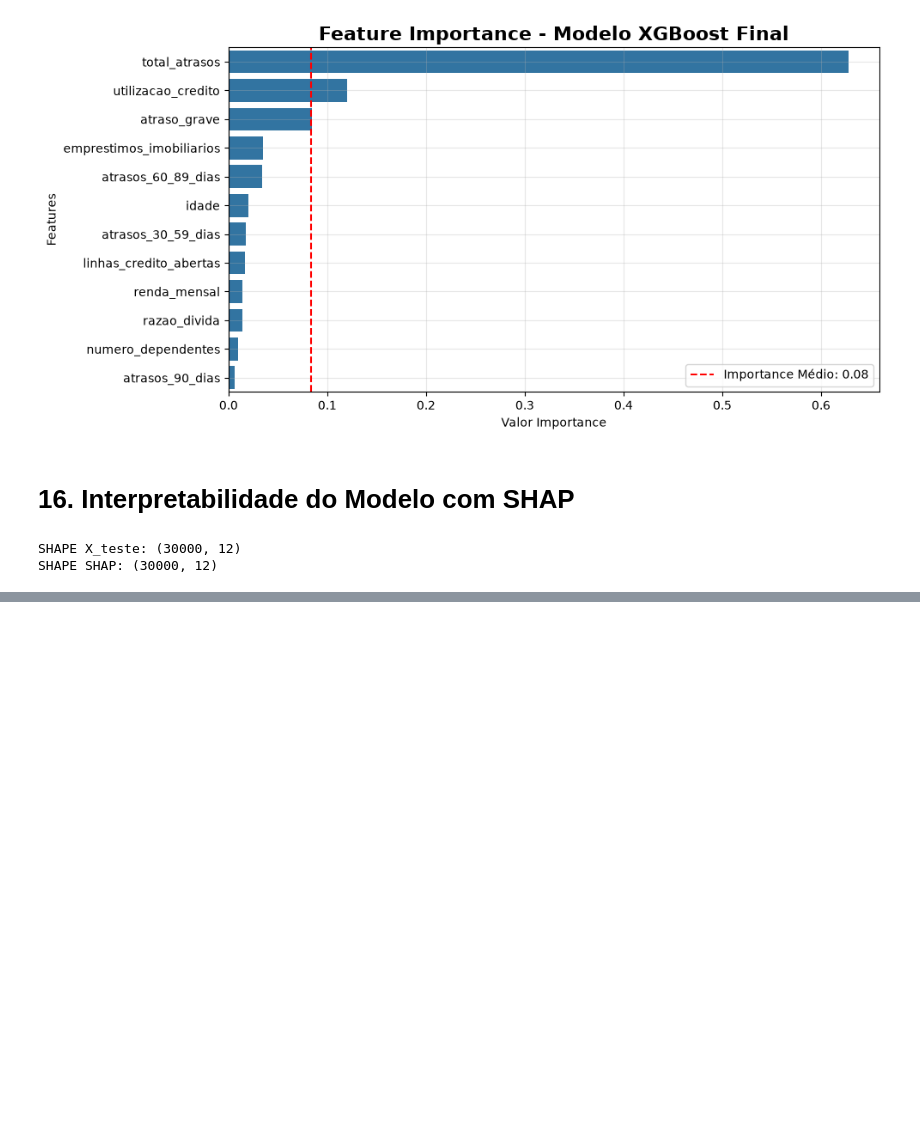
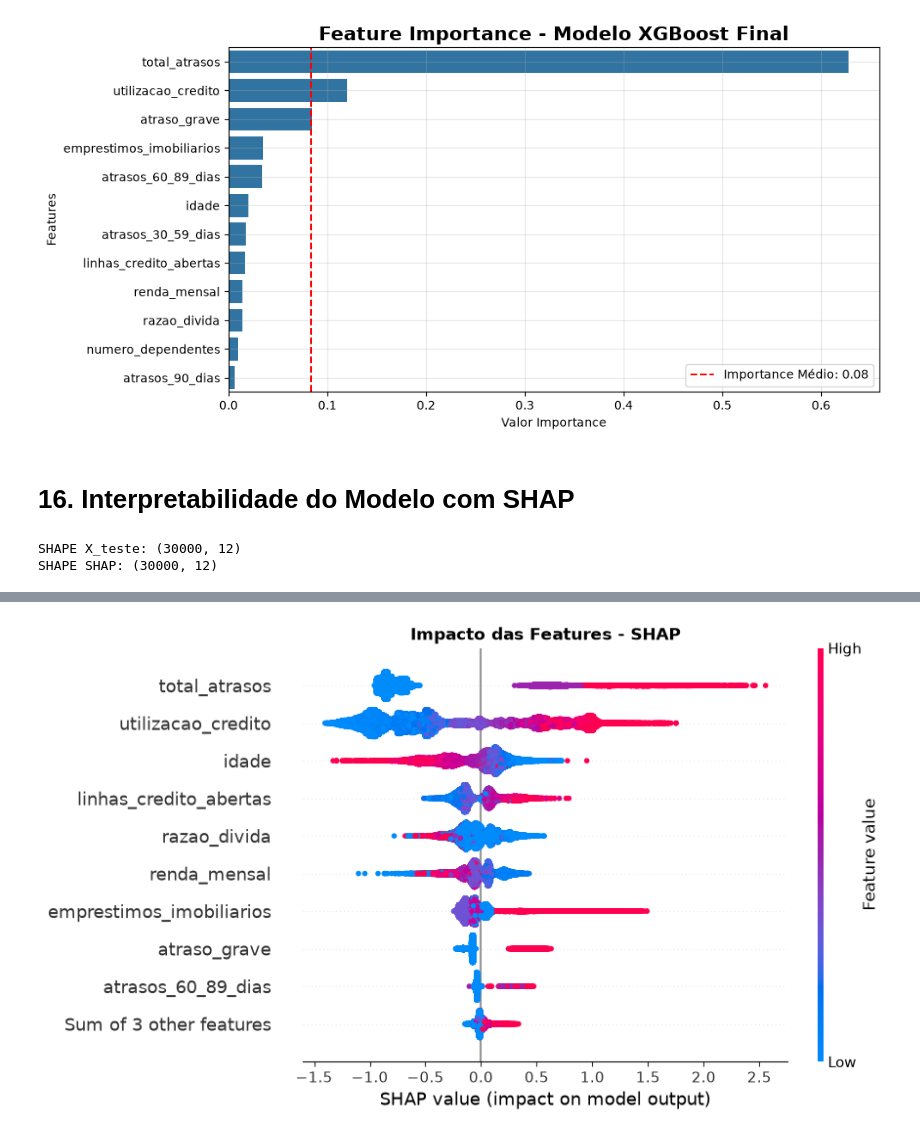
Before and after one commit to RenanTrevelim/credit-risk-modeling, a Jupyter notebook: notebooks/03_modelos_machine_learning.ipynb, the cells around one changed output, grey strips where cells are left out. Drawn from its saved outputs; the diff is of its cells as text; code cells hidden in the pictures; blank space fills up the shorter version.

```diff
--- a/notebooks/03_modelos_machine_learning.ipynb
+++ b/notebooks/03_modelos_machine_learning.ipynb
@@ -968,0 +969,10 @@ plt.show()
+# %%
+shap.plots.beeswarm(
+    shap_values,
+    max_display=10,
+    show=False
+)
+plt.title("Impacto das Features - SHAP", fontweight="bold")
+plt.show()
+# %% [output]
+[figure, added]
```
Also changed, not shown: parts of 25 cells of this notebook, 1 other file.
